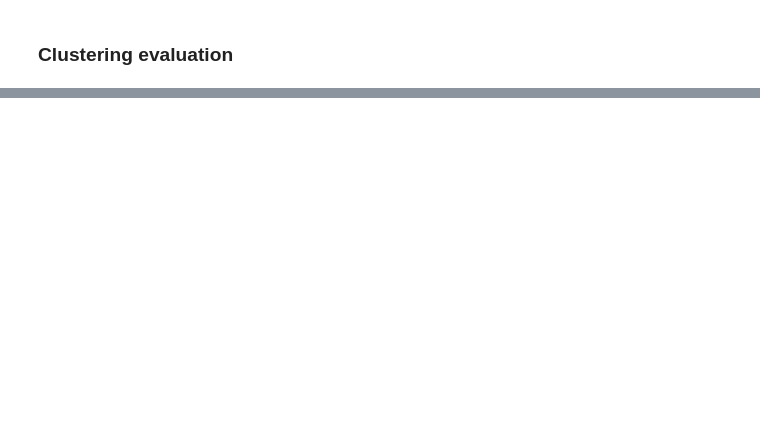
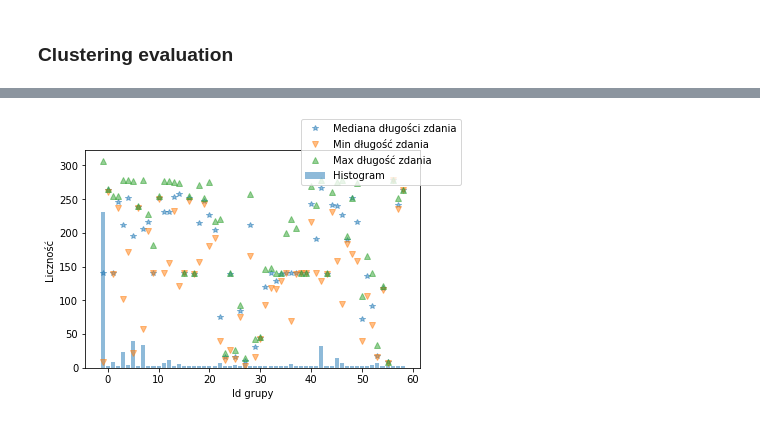
Before and after one commit to egi-megi/TIDBSCAN, a Jupyter notebook: tweets.ipynb, the cells around one changed output, grey strips where cells are left out. Cells and saved outputs as stored; diff of their text form; code cells hidden in the pictures; blank space fills up the shorter version.

```diff
--- a/tweets.ipynb
+++ b/tweets.ipynb
@@ -101,0 +118,15 @@ Max purity score is P=0.459, for epsilon=0.9812.
+# %%
+fig = plt.figure()
+ax = fig.add_subplot(111)
+
+ax.plot(group_id, stats["med_sent_length"],'*', alpha=0.5)
+ax.bar(group_id, number_of_points, alpha=0.5)
+ax.plot(group_id, stats["min_sent_length"],'v', alpha=0.5)
+ax.plot(group_id, stats["max_sent_length"],'^', alpha=0.5)
+ax.set_xlabel("Id grupy")
+ax.set_ylabel("Liczność")
+fig.legend(["Mediana długości zdania", "Min długość zdania","Max długość zdania","Histogram"])
+fig.savefig('filename.png', dpi=900)
+plt.show()
+# %% [output]
+[figure, added]
```
Also changed, not shown: parts of 17 cells of this notebook, 2 other files.
